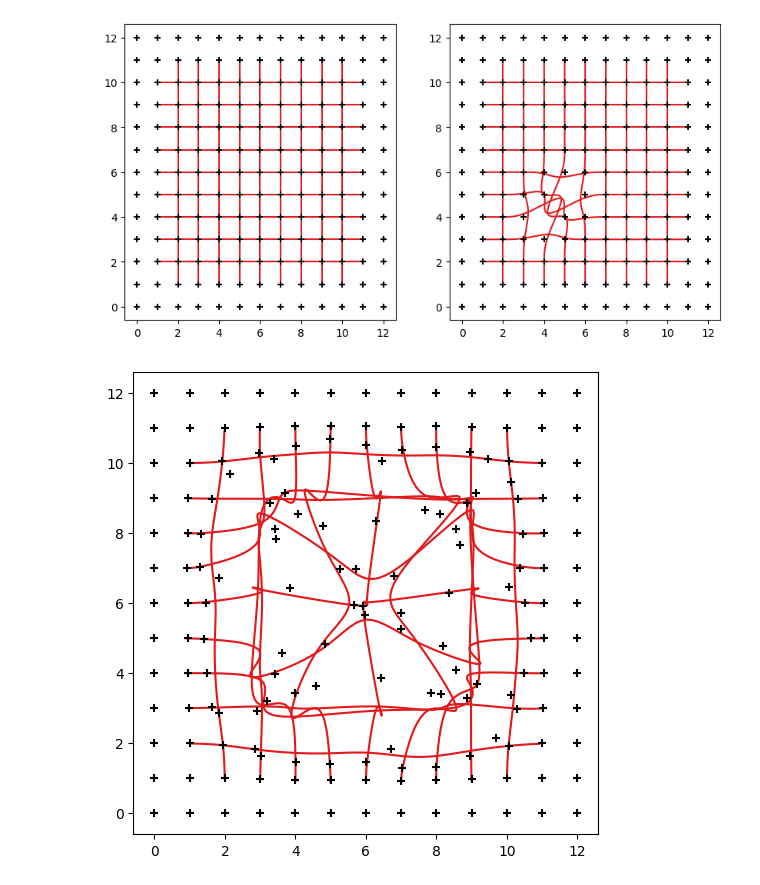
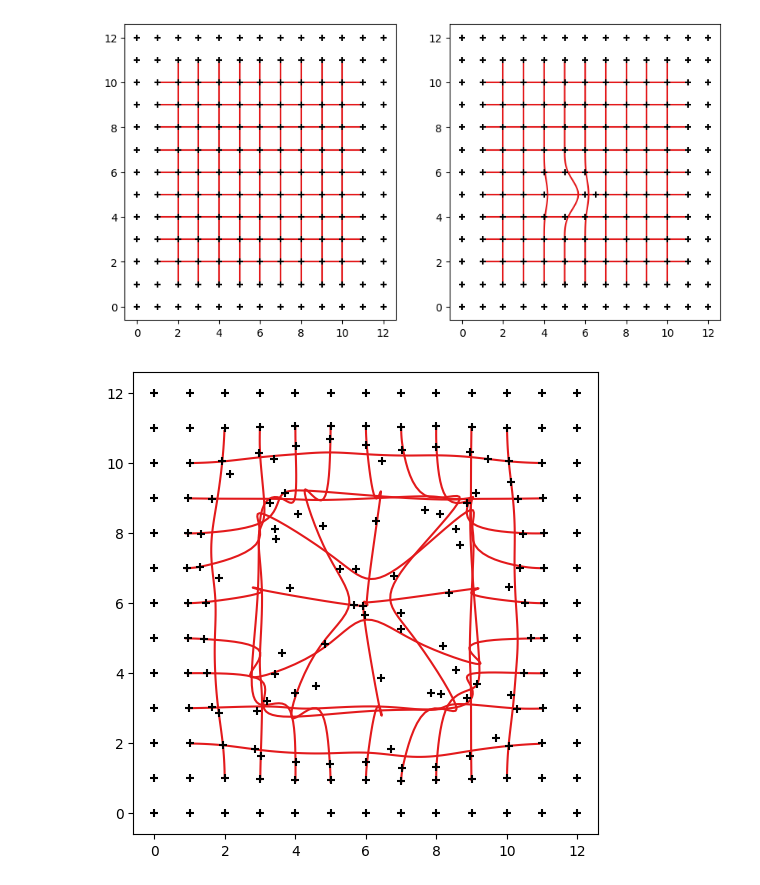
Before and after one commit to joasiee/elastix, a Jupyter notebook: experiments/notebooks/bsplines.ipynb, the cells around one changed output. Drawn from its saved outputs; the diff is of its cells as text; code cells hidden in the pictures.

```diff
--- a/experiments/notebooks/bsplines.ipynb
+++ b/experiments/notebooks/bsplines.ipynb
@@ -132,19 +132,19 @@ def generate_dvf(c):
 # %%
 fig, axes = plt.subplots(1,2, figsize=(10,5))
 
 grid_size = 13
 c = generate_grid(grid_size, False)
 
 plot_patch(c, ax=axes[0])
 
-c[4][4] = Point(6, 6)
-c[5][5] = Point(3, 3)
+c[5][5] = Point(6.5, 5)
+
 
 plot_patch(c, ax=axes[1])
 
 # plt.savefig(IMG_DIR / "bspline_patches.pgf", dpi=300, bbox_inches='tight')
 # %% [output]
-[figure, old version]
+[figure, new version]
 # %%
 asgd_points = np.loadtxt("points.txt")
 grid = np.empty(shape=(13, 13), dtype=object)
```
Also changed, not shown: 7 other files.
